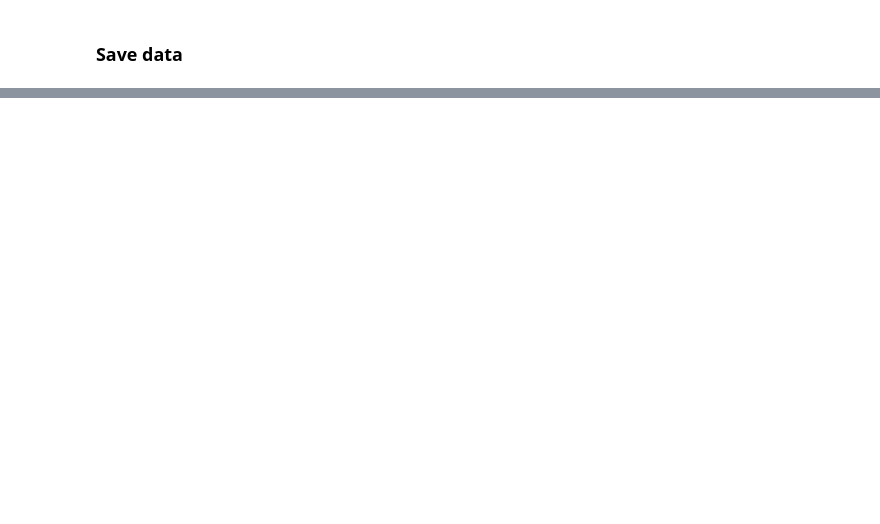
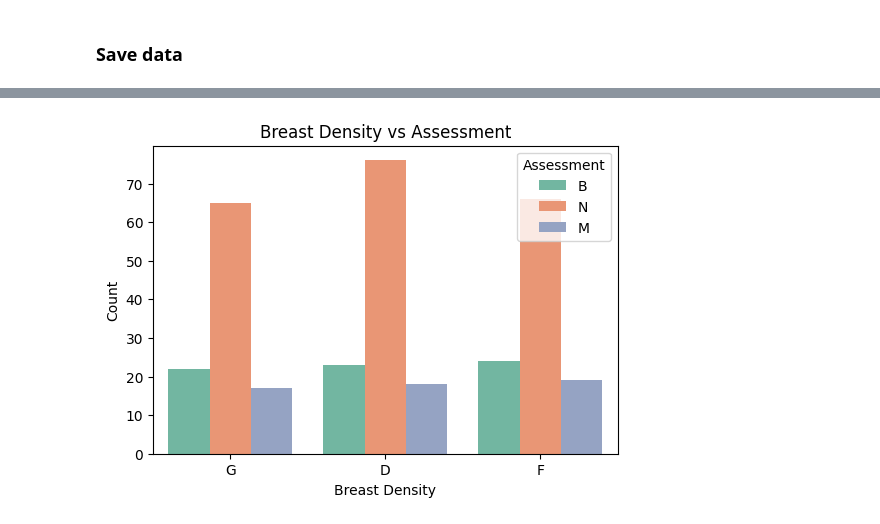
Before and after one commit to sreerag-chandrasekharan/Detection-of-Breast-Abnormalities-from-Mammogram, a Jupyter notebook: Main/Data Analysis/Analysis.ipynb, the cells around one changed output, grey strips where cells are left out. Cells and saved outputs as stored; diff of their text form; code cells hidden in the pictures; blank space fills up the shorter version.

```diff
--- a/Main/Data Analysis/Analysis.ipynb
+++ b/Main/Data Analysis/Analysis.ipynb
@@ -82,3 +107,13 @@ def fill_nan(df):
+# %%
+def plot_breastdensity_vs_assessment(df):
+    """Plot Breast Density vs Assessment grouped bar."""
+    plt.figure(figsize=(6,4))
+    sns.countplot(data=df.dropna(subset=["Assessment"]),
+                  x="BreastDensity", hue="Assessment", palette="Set2")
+    plt.title("Breast Density vs Assessment")
+    plt.ylabel("Count")
+    plt.xlabel("Breast Density")
+    plt.show()
 # %% [markdown]
 ### load data
 # %%
@@ -140,0 +203,4 @@ df.to_csv(path, index=False)
+# %%
+plot_breastdensity_vs_assessment(df)
+# %% [output]
+[figure, added]
```
Also changed, not shown: parts of 17 cells of this notebook.
